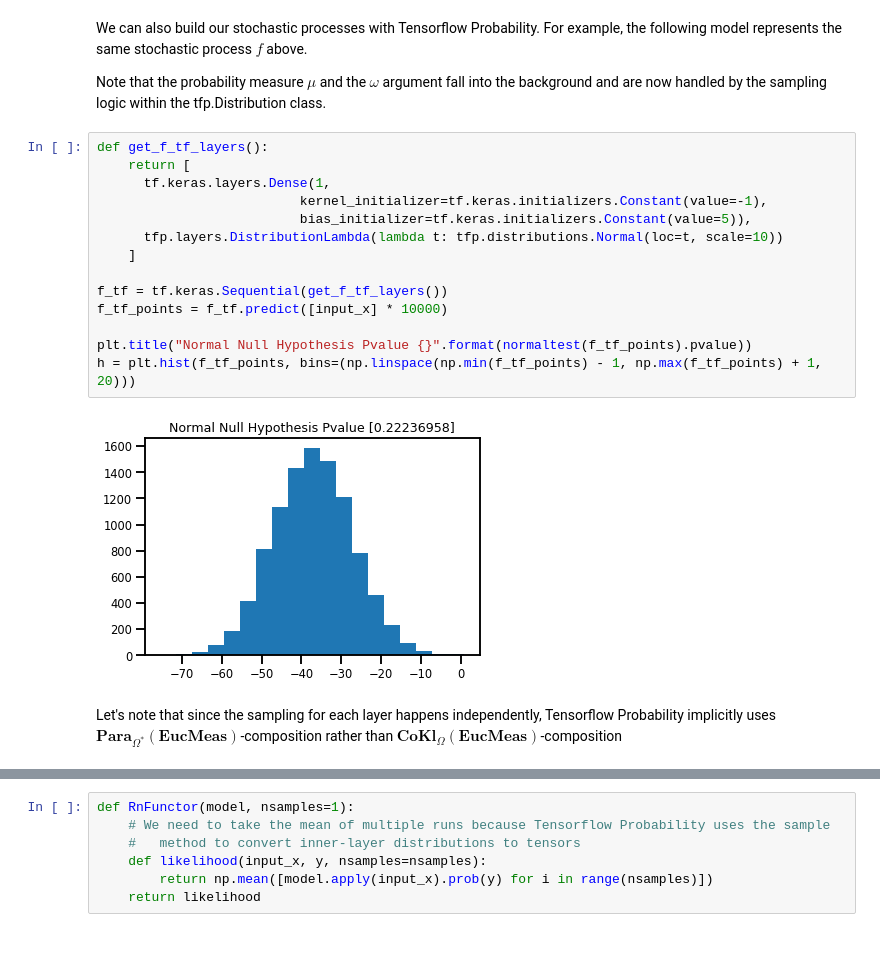
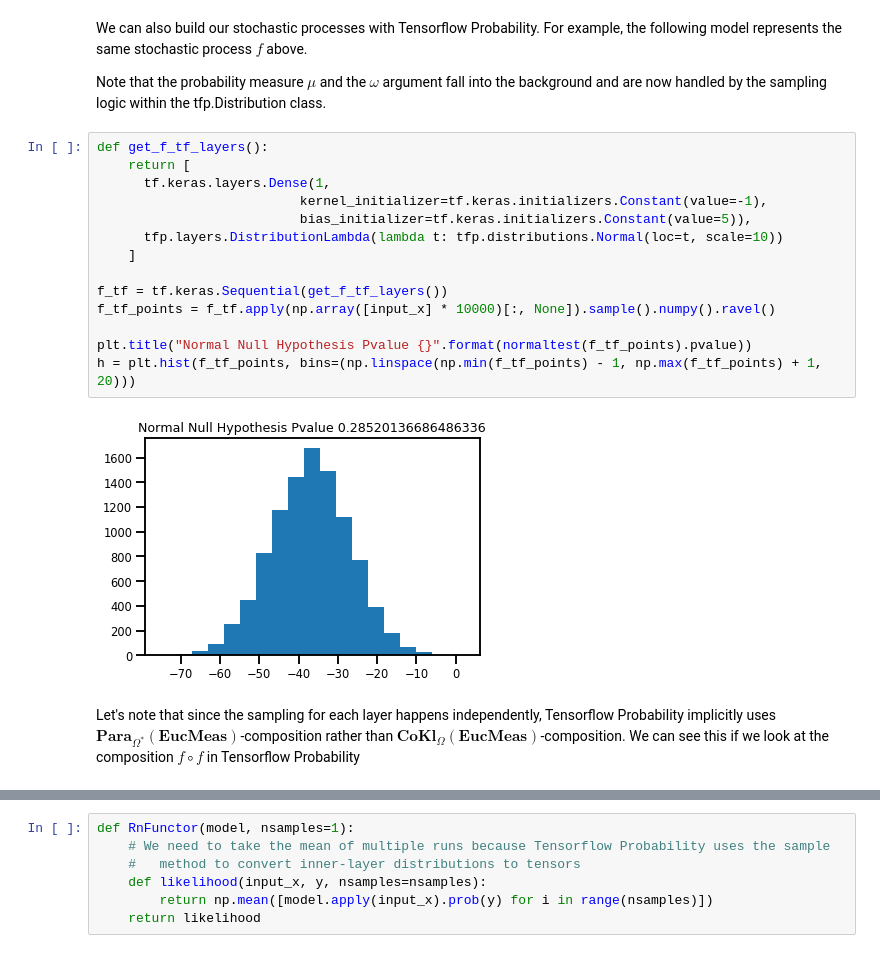
Before and after one commit to dshieble/Categorical_Stochastic_Processes_and_Likelihood, a Jupyter notebook: Categorical_Stochastic_Processes_and_Likelihood.ipynb, the cells around one changed output, grey strips where cells are left out. Cells and saved outputs as stored; diff of their text form.

```diff
--- a/Categorical_Stochastic_Processes_and_Likelihood.ipynb
+++ b/Categorical_Stochastic_Processes_and_Likelihood.ipynb
@@ -81,21 +81,21 @@ Note that the probability measure $\mu$ and the $\omega$ argument fall into the
 # %%
 def get_f_tf_layers():
     return [
       tf.keras.layers.Dense(1,
                           kernel_initializer=tf.keras.initializers.Constant(value=-1),
                           bias_initializer=tf.keras.initializers.Constant(value=5)),
       tfp.layers.DistributionLambda(lambda t: tfp.distributions.Normal(loc=t, scale=10))
     ]
 
 f_tf = tf.keras.Sequential(get_f_tf_layers())
-f_tf_points = f_tf.predict([input_x] * 10000)
+f_tf_points = f_tf.apply(np.array([input_x] * 10000)[:, None]).sample().numpy().ravel()
 
 plt.title("Normal Null Hypothesis Pvalue {}".format(normaltest(f_tf_points).pvalue))
 h = plt.hist(f_tf_points, bins=(np.linspace(np.min(f_tf_points) - 1, np.max(f_tf_points) + 1, 20)))
 # %% [output]
-[figure, old version]
+[figure, new version]
 # %% [markdown]
-Let's note that since the sampling for each layer happens independently, Tensorflow Probability implicitly uses $\mathbf{Para}_{\Omega^{*}}(\mathbf{EucMeas})$-composition rather than $\mathbf{CoKl}_{\Omega}(\mathbf{EucMeas})$-composition
+Let's note that since the sampling for each layer happens independently, Tensorflow Probability implicitly uses $\mathbf{Para}_{\Omega^{*}}(\mathbf{EucMeas})$-composition rather than $\mathbf{CoKl}_{\Omega}(\mathbf{EucMeas})$-composition. We can see this if we look at the composition $f \circ f$ in Tensorflow Probability
 # %%
 def get_ff_tf_layers():
     return get_f_tf_layers() + get_f_tf_layers()
```
Also changed, not shown: parts of 10 cells of this notebook.
